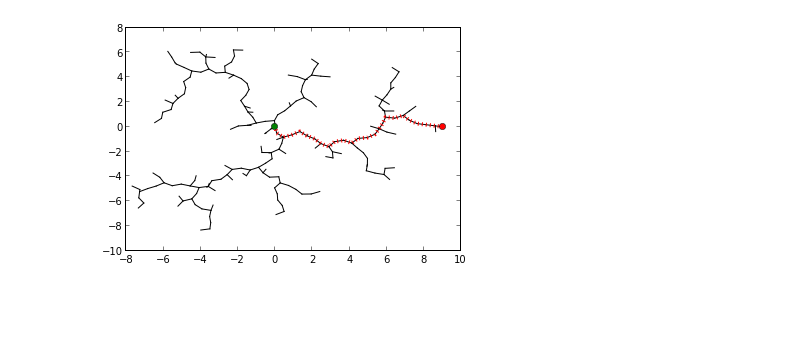
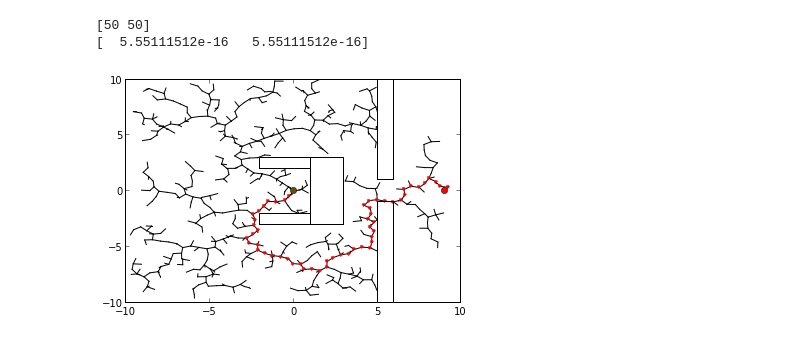
Before and after one commit to rdeits/rrt-explorations, a Jupyter notebook: rrts.ipynb, the cells around one changed output. Cells and saved outputs as stored; diff of their text form; code cells hidden in the pictures; blank space fills up the shorter version.

Commit message:
add obstacle support

```diff
--- a/rrts.ipynb
+++ b/rrts.ipynb
@@ -4,12 +28,28 @@ import numpy as np
 # %%
-xlim = [-10, 10]
-ylim = [-10, 10]
+x_lim = [-10, 10]
+y_lim = [-10, 10]
+
+feas_map = np.ones((100,100))
+# feas_map[45:65, 70:78] = 0
+xy2px = np.array([[5, 0, 50],
+                  [0, 5, 50]])
+px2xy = np.array([[0.2, 0, -10],
+                  [0, 0.2, -10]])
+for px_x, row in enumerate(feas_map):
+    for px_y, e in enumerate(row):
+        xy = px2xy.dot(np.hstack((px_x, px_y, 1)))
+        for o in obstacles:
+            if o.constraint(xy):
+                feas_map[px_x, px_y] = 0
+                break
+
 
 def distance(p0, p1):
     return np.sqrt(np.sum(np.power(np.subtract(p0, p1), 2)))
 
 def random_state_xy():
-    return (random.uniform(*xlim), random.uniform(*ylim))
+    xy = np.array([random.uniform(*x_lim), random.uniform(*y_lim)])
+    return xy
 
 def closest_node(point, nodes):
     min_dist = np.inf
@@ -23,7 +63,15 @@ def closest_node(point, nodes):
 
 
 def state_check(point):
-    return True
+    px = xy2px.dot(np.hstack((point, 1)))
+    return feas_map[px[0], px[1]]
+# %%
+xy = np.array([0, 0])
+print xy2px.dot(np.hstack((xy, 1)))
+print px2xy.dot(np.hstack((xy2px.dot(np.hstack((xy, 1))),1)))
+# %% [output]
+[50 50]
+[  5.55111512e-16   5.55111512e-16]
 # %%
 class Tree(object):
     def __init__(self, point, children=None, parent=None):
@@ -60,9 +108,10 @@ class Tree(object):
     def extend(self, goal, max_dist):
         d = distance(self.point, goal)
         if d <= max_dist:
-            return goal
+            new_point = goal
         else:
-            return np.add(np.subtract(goal, self.point) * max_dist / d, self.point)
+            new_point = np.add(np.subtract(goal, self.point) * max_dist / d, self.point)
+        return new_point
 
     def draw(self, ax, *args, **kwargs):
         for c in self.children:
@@ -71,29 +120,32 @@ class Tree(object):
 # %%
 xy0 = np.array((0, 0))
 xyf = np.array((9, 0))
 max_dist = 0.5
 tree = Tree(xy0)
-
+ion()
 f = figure()
 ax = subplot(111)
 while True:
     if random.random() <= 0.99:
         new_x = random_state_xy()
     else:
         new_x = xyf
-    if state_check(new_x):
-        node = closest_node(new_x, tree.flat)
-        extended = node.extend(new_x, max_dist)
+    node = closest_node(new_x, tree.flat)
+    extended = node.extend(new_x, max_dist)
+    if state_check(extended):
         node.attach(Tree(extended))
     last_node = closest_node(xyf, tree.flat)
     if last_node.dist_to(xyf) <= 0.01:
         break
 
 tree.draw(ax, 'k-')
 ax.plot(xy0[0], xy0[1], 'go')
 ax.plot(xyf[0], xyf[1], 'ro')
 path = list(last_node.ancestry)
-ax.plot([n.point[0] for n in path], [n.point[1] for n in path], 'r:',linewidth=4)
+ax.plot([n.point[0] for n in path], [n.point[1] for n in path], 'r.',linewidth=4)
+for o in obstacles:
+    o.draw(ax, 'k-')
+
 draw()
 # %% [output]
-[figure, old version]
+[figure, new version]
```
Also changed, not shown: parts of 2 cells of this notebook, 1 other file.
